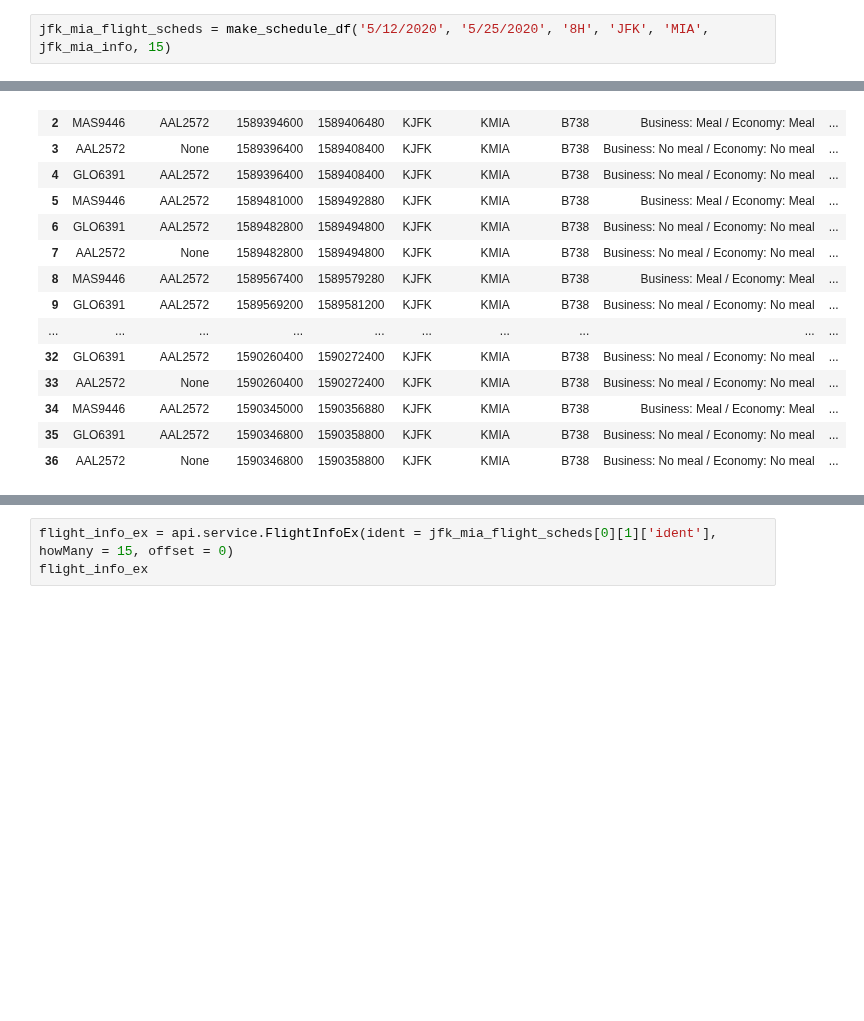
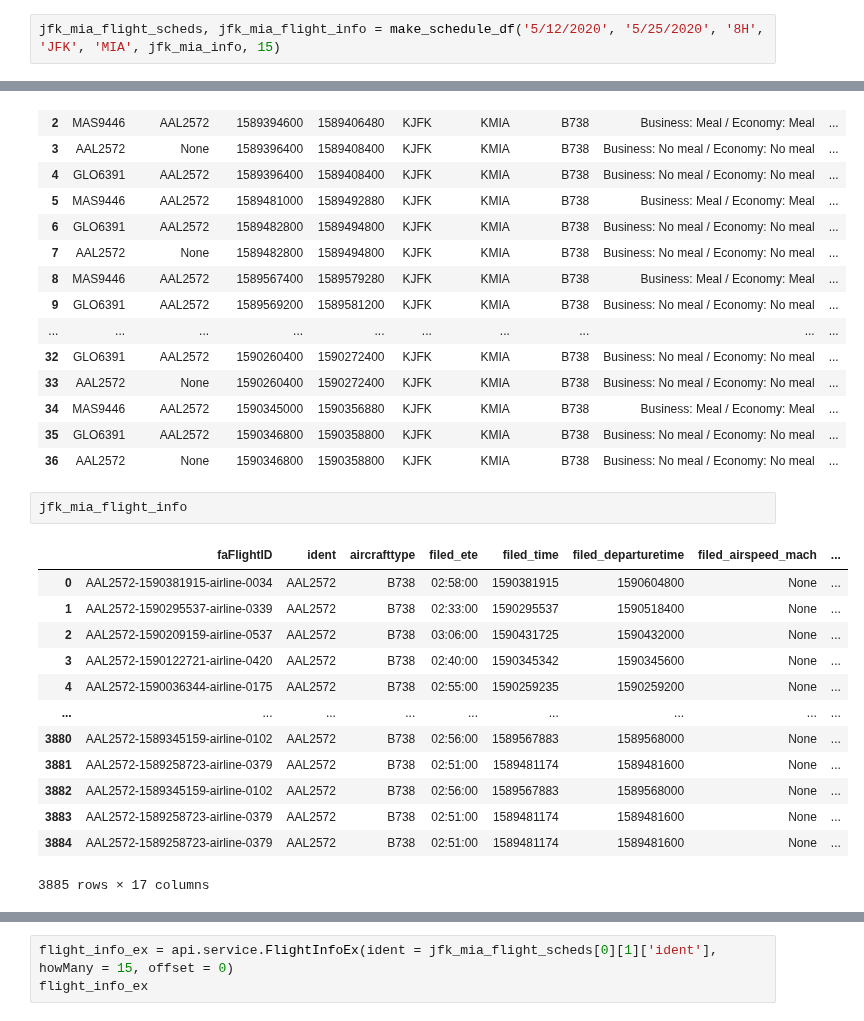
Before and after one commit to chriskuz/ga_capstone, a Jupyter notebook: code/flight_aware_data_scrape.ipynb, the cells around one changed output, grey strips where cells are left out. Saved outputs shown, nothing was run; the diff lists cells and outputs as text; blank space fills up the shorter version.

Commit message:
Added more to the giant function. Now have two dataframes being outputted. The added beef to the function now grabs the flight info.

```diff
--- a/code/flight_aware_data_scrape.ipynb
+++ b/code/flight_aware_data_scrape.ipynb
@@ -179,2 +210,2 @@ def make_schedule_df(start_input, end_input, frequency_input, origin_input, dest
 # %%
-jfk_mia_flight_scheds = make_schedule_df('5/12/2020', '5/25/2020', '8H', 'JFK', 'MIA', jfk_mia_info, 15)
+jfk_mia_flight_scheds, jfk_mia_flight_info = make_schedule_df('5/12/2020', '5/25/2020', '8H', 'JFK', 'MIA', jfk_mia_info, 15)
@@ -198,3 +247,19 @@ jfk_mia_flight_scheds
 | 34 | MAS9446 | AAL2572 | 1590345000 | 1590356880 | KJFK | KMIA | B738 | Business: Meal / Economy: Meal | ... |
 | 35 | GLO6391 | AAL2572 | 1590346800 | 1590358800 | KJFK | KMIA | B738 | Business: No meal / Economy: No meal | ... |
 | 36 | AAL2572 | None | 1590346800 | 1590358800 | KJFK | KMIA | B738 | Business: No meal / Economy: No meal | ... |
+# %%
+jfk_mia_flight_info
+# %% [output]
+|  | faFlightID | ident | aircrafttype | filed_ete | filed_time | filed_departuretime | filed_airspeed_mach | ... |
+| 0 | AAL2572-1590381915-airline-0034 | AAL2572 | B738 | 02:58:00 | 1590381915 | 1590604800 | None | ... |
+| 1 | AAL2572-1590295537-airline-0339 | AAL2572 | B738 | 02:33:00 | 1590295537 | 1590518400 | None | ... |
+| 2 | AAL2572-1590209159-airline-0537 | AAL2572 | B738 | 03:06:00 | 1590431725 | 1590432000 | None | ... |
+| 3 | AAL2572-1590122721-airline-0420 | AAL2572 | B738 | 02:40:00 | 1590345342 | 1590345600 | None | ... |
+| 4 | AAL2572-1590036344-airline-0175 | AAL2572 | B738 | 02:55:00 | 1590259235 | 1590259200 | None | ... |
+| ... | ... | ... | ... | ... | ... | ... | ... | ... |
+| 3880 | AAL2572-1589345159-airline-0102 | AAL2572 | B738 | 02:56:00 | 1589567883 | 1589568000 | None | ... |
+| 3881 | AAL2572-1589258723-airline-0379 | AAL2572 | B738 | 02:51:00 | 1589481174 | 1589481600 | None | ... |
+| 3882 | AAL2572-1589345159-airline-0102 | AAL2572 | B738 | 02:56:00 | 1589567883 | 1589568000 | None | ... |
+| 3883 | AAL2572-1589258723-airline-0379 | AAL2572 | B738 | 02:51:00 | 1589481174 | 1589481600 | None | ... |
+| 3884 | AAL2572-1589258723-airline-0379 | AAL2572 | B738 | 02:51:00 | 1589481174 | 1589481600 | None | ... |
+3885 rows × 17 columns
```
Also changed, not shown: parts of 12 cells of this notebook.
